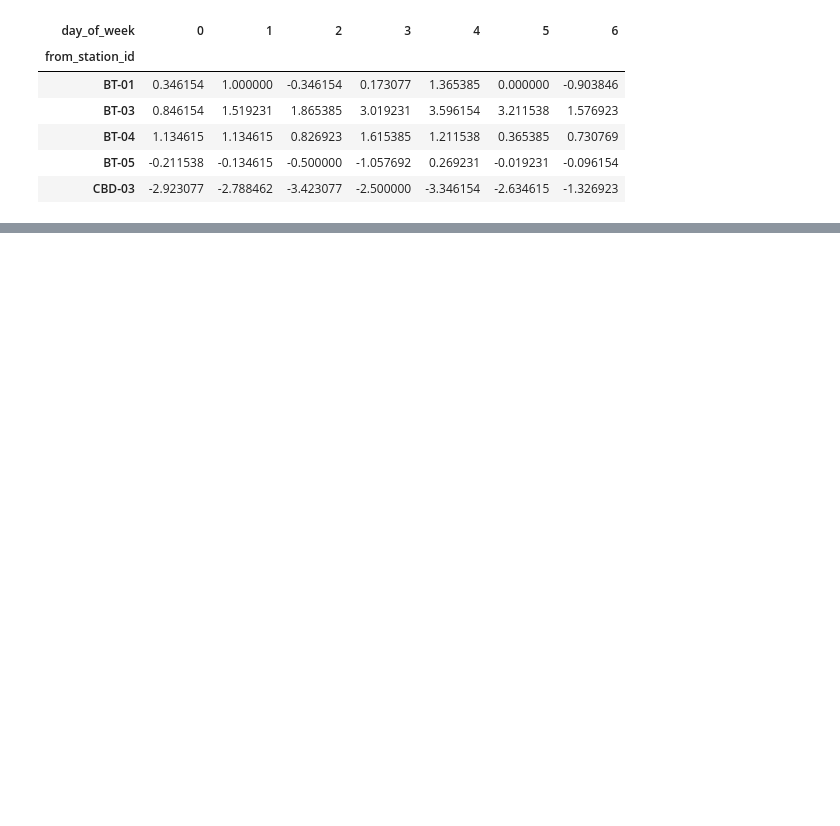
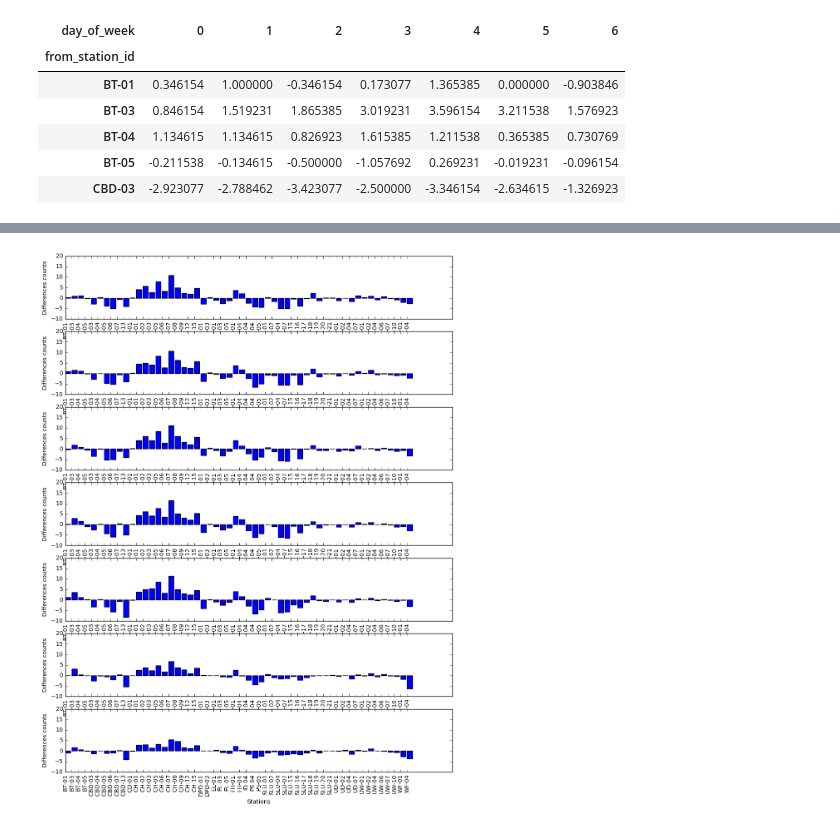
Before and after one commit to UWSEDS/hw3-dianachenyu, a Jupyter notebook: Homework 3.ipynb, the cells around one changed output, grey strips where cells are left out. Saved outputs shown, nothing was run; the diff lists cells and outputs as text; code cells hidden in the pictures; blank space fills up the shorter version.

```diff
--- a/Homework 3.ipynb
+++ b/Homework 3.ipynb
@@ -117,11 +91,3 @@ diff_counts_avg.head()
 | BT-04 | 1.134615 | 1.134615 | 0.826923 | 1.615385 | 1.211538 | 0.365385 | 0.730769 |
 | BT-05 | -0.211538 | -0.134615 | -0.500000 | -1.057692 | 0.269231 | -0.019231 | -0.096154 |
 | CBD-03 | -2.923077 | -2.788462 | -3.423077 | -2.500000 | -3.346154 | -2.634615 | -1.326923 |
-# %%
-def plot_bar1(day,plot_title):
-    fig = plt.figure(figsize=(10, 8))
-    diff_counts_avg[day].plot.bar()
-    #rects1 = plt.bar(index, diff_counts_avg[0])
-    plt.xlabel('Station')
-    plt.ylabel('Differences between from and to counts')
-    plt.title('Differences between from and to counts for each station on '+plot_title)
@@ -155,0 +134,26 @@ plt.title(plot_title)
+# %%
+def plot_barN(df,opts):
+    """
+    Does a bar plot for a single column.
+    :param pd.DataFrame df:
+    :param list-of-str columns: names of the column to plot
+    :param dict opts: plot attribute as key, value pair
+    """
+    num_columns = 7
+    local_opts = dict(opts)  # Make a deep copy of the object
+    idx = 0
+    for column in range(0,7):
+        idx += 1
+        local_opts['xticks'] = False
+        local_opts['xlabel'] = ''
+        if idx == num_columns:
+          local_opts['xticks'] = True
+          local_opts['xlabel'] = opts['xlabel']
+        plt.subplot(num_columns, 1, idx) # 1 column in the plot
+        plot_bar1(df, column, local_opts)
+# %%
+fig = plt.figure(figsize=(12, 16))  # Controls global properties of the bar plot
+opts = {'xlabel': 'Stations', 'ylabel': 'Differences counts', 'ylim': [-10, 20]}
+plot_barN(diff_counts_avg, opts)
+# %% [output]
+[figure, added]
```
Also changed, not shown: parts of 21 cells of this notebook, 1 other file.
